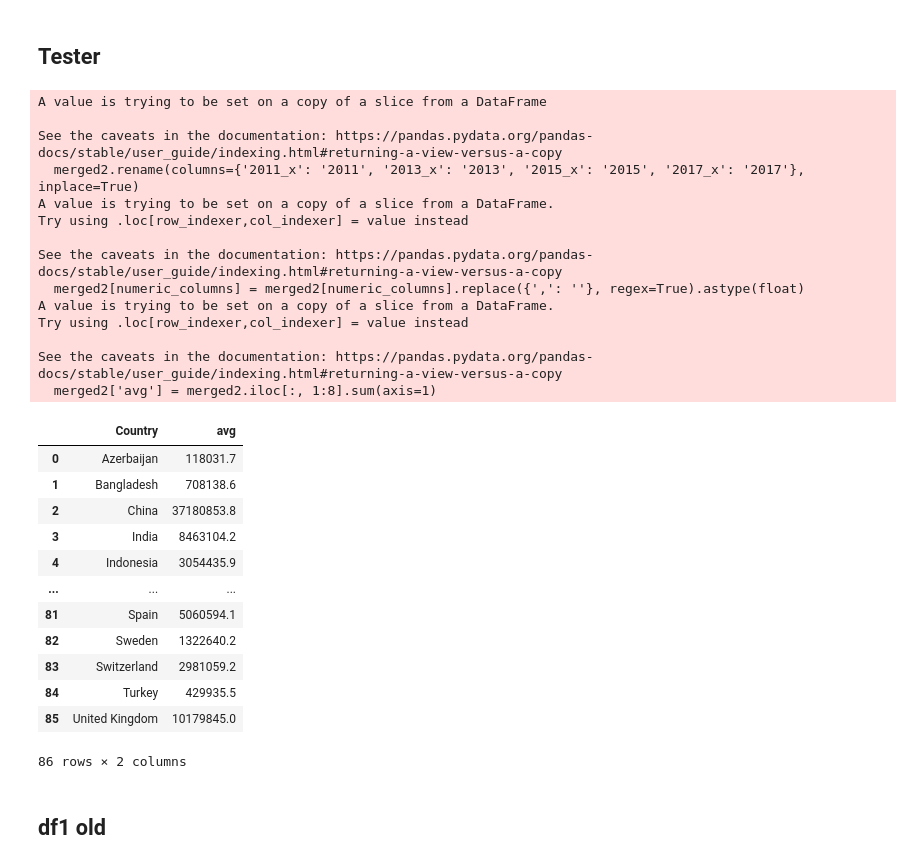
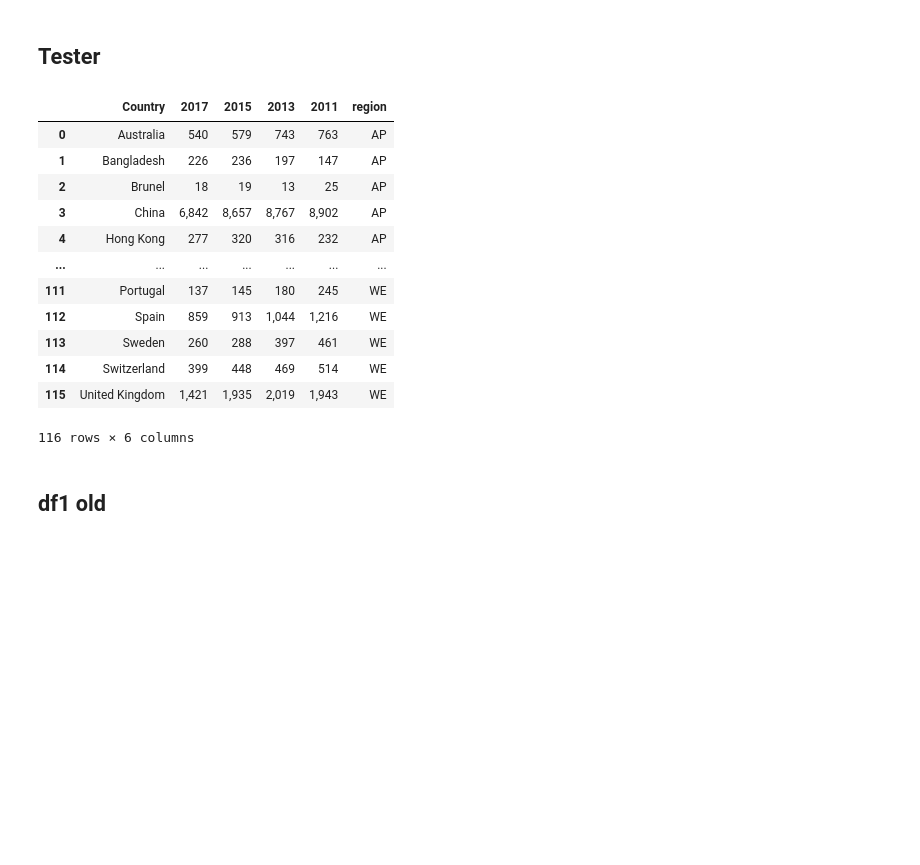
Before and after one commit to purachai-phonwisut/machine_learning_project, a Jupyter notebook: coding.ipynb, the cells around one changed output. Saved outputs shown, nothing was run; the diff lists cells and outputs as text; code cells hidden in the pictures; blank space fills up the shorter version.

```diff
--- a/coding.ipynb
+++ b/coding.ipynb
@@ -7,52 +15,22 @@ import pandas as pd
 # %%
 df1 = pd.read_csv('https://github.com/purachai-phonwisut/machine_learning_project/raw/main/Data%20cleaned/raw/Disposable_income_adj.csv',na_values=['NA'])
 df2 = pd.read_csv('https://github.com/purachai-phonwisut/machine_learning_project/raw/main/Data%20cleaned/raw/values_long_format.csv',na_values=['NA'])
 
-df1.rename(columns={'Geography':'Country'}, inplace= True)
-merged_df = pd.merge(df1, df2, on="Country")
-
-merged2 = merged_df.iloc[:, [0,6,7,8,9,10,11,12]]
-# merged2 = merged_df.loc[:, ['Country', '2017']]
-merged2.rename(columns={'2011_x': '2011', '2013_x': '2013', '2015_x': '2015', '2017_x': '2017'}, inplace=True)
-
-# merged2['avg'] = merged2['2011'] + merged2['2012']
-
-numeric_columns = ['2011', '2012', '2013', '2014', '2015', '2016', '2017']
-merged2[numeric_columns] = merged2[numeric_columns].replace({',': ''}, regex=True).astype(float)
-merged2['avg'] = merged2.iloc[:, 1:8].sum(axis=1)
-merged2
-
-merged3 = merged2[['Country', 'avg']]
-
-merged3
+df2
 # %% [output]
+|  | Country | 2017 | 2015 | 2013 | 2011 | region |
+| 0 | Australia | 540 | 579 | 743 | 763 | AP |
+| 1 | Bangladesh | 226 | 236 | 197 | 147 | AP |
+| 2 | Brunel | 18 | 19 | 13 | 25 | AP |
+| 3 | China | 6,842 | 8,657 | 8,767 | 8,902 | AP |
+| 4 | Hong Kong | 277 | 320 | 316 | 232 | AP |
+| ... | ... | ... | ... | ... | ... | ... |
+| 111 | Portugal | 137 | 145 | 180 | 245 | WE |
+| 112 | Spain | 859 | 913 | 1,044 | 1,216 | WE |
+| 113 | Sweden | 260 | 288 | 397 | 461 | WE |
+| 114 | Switzerland | 399 | 448 | 469 | 514 | WE |
+| 115 | United Kingdom | 1,421 | 1,935 | 2,019 | 1,943 | WE |
-A value is trying to be set on a copy of a slice from a DataFrame
-
-See the caveats in the documentation: https://pandas.pydata.org/pandas-docs/stable/user_guide/indexing.html#returning-a-view-versus-a-copy
-  merged2.rename(columns={'2011_x': '2011', '2013_x': '2013', '2015_x': '2015', '2017_x': '2017'}, inplace=True)
-A value is trying to be set on a copy of a slice from a DataFrame.
-Try using .loc[row_indexer,col_indexer] = value instead
-
-See the caveats in the documentation: https://pandas.pydata.org/pandas-docs/stable/user_guide/indexing.html#returning-a-view-versus-a-copy
-  merged2[numeric_columns] = merged2[numeric_columns].replace({',': ''}, regex=True).astype(float)
-A value is trying to be set on a copy of a slice from a DataFrame.
-Try using .loc[row_indexer,col_indexer] = value instead
-
-See the caveats in the documentation: https://pandas.pydata.org/pandas-docs/stable/user_guide/indexing.html#returning-a-view-versus-a-copy
-  merged2['avg'] = merged2.iloc[:, 1:8].sum(axis=1)
+116 rows × 6 columns
-|  | Country | avg |
-| 0 | Azerbaijan | 118031.7 |
-| 1 | Bangladesh | 708138.6 |
-| 2 | China | 37180853.8 |
-| 3 | India | 8463104.2 |
-| 4 | Indonesia | 3054435.9 |
-| ... | ... | ... |
-| 81 | Spain | 5060594.1 |
-| 82 | Sweden | 1322640.2 |
-| 83 | Switzerland | 2981059.2 |
-| 84 | Turkey | 429935.5 |
-| 85 | United Kingdom | 10179845.0 |
-86 rows × 2 columns
 # %% [markdown]
 ## df1 old
 # %%
```
Also changed, not shown: parts of 7 cells of this notebook.
